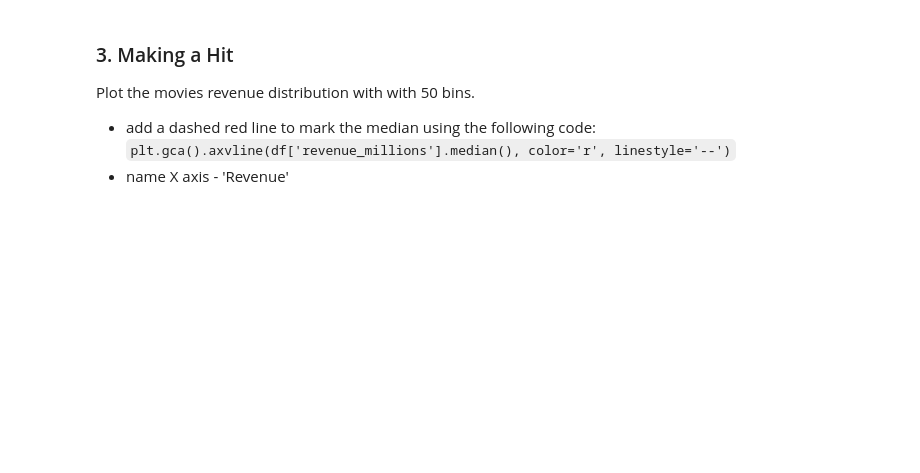
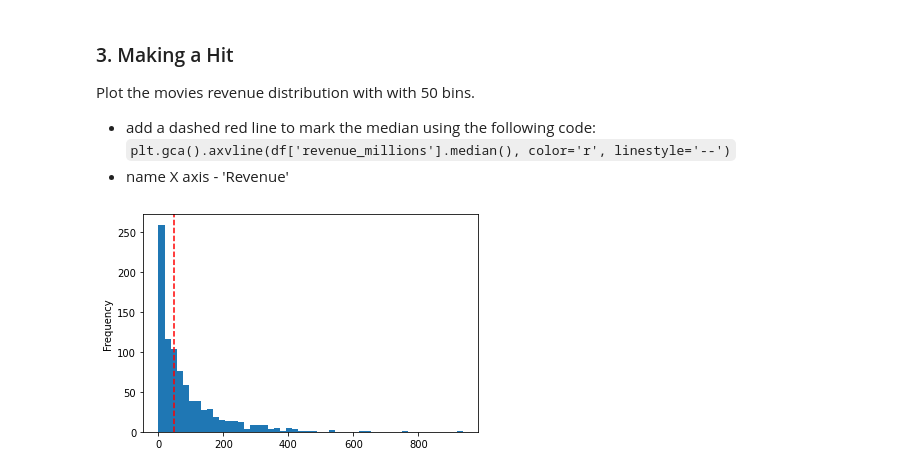
Before and after one commit to TalmSnir/Machine-Learning-University-Course, a Jupyter notebook: HW/HW1/HW1.ipynb, the cells around one changed output. Saved outputs shown, nothing was run; the diff lists cells and outputs as text; code cells hidden in the pictures; blank space fills up the shorter version.

```diff
--- a/HW/HW1/HW1.ipynb
+++ b/HW/HW1/HW1.ipynb
@@ -206,7 +218,8 @@ df.rename(columns={'Runtime (Minutes)':'Runtime_minutes','Revenue (Millions)':'R
 for example :
 column 'Runtime' to 'runtime'
 # %%
-df.columns=[col.lower for col in df]
+
+df.columns=[col.lower() for col in df]
 # %% [markdown]
 ### 1. For the Artistic Value Of It
 Find all movies that were **released between 2012 and 2014**, have a **rating above 7.8**, but made **below the median revenue.**<br>
@@ -223,3 +249,26 @@ Create a new rating feature that takes both the [rating](https://help.imdb.com/a
     <br>a. By using simple Arithmetic Operation.
     <br>b. By using the `apply` function.
 4. Show top 5 movies with highest "mixed_rating" (show all table columns)
+# %%
+def normalize(df,col):
+    return (df[col]-df[col].min())/(df[col].max()-df[col].min())
+def mix_rating(row):
+    return row['rating']*row['metascore']
+
+#Ignore movies with not many raters
+rating_mask=df['votes']<100000
+df.loc[rating_mask,['rating','metascore']]=np.nan
+df.sort_values(by='votes',ascending=False).head(4)
+
+# Normalize each of the rating columns
+df['rating']=normalize(df,'rating')
+df['metascore']=normalize(df,'metascore')
+
+# Create a new feature (new column), called "mixed_rating"
+# Arithmetic Operation
+df['mixed_rating']=df['rating']*df['metascore']
+# using the apply function
+df['mixing_rating']=df.apply(mix_rating,axis=1)
+
+# Show top 5 movies with highest "mixed_rating"
+df.sort_values(by='mixed_rating',ascending=False).head(5)
@@ -229,3 +285,10 @@ Plot the movies revenue distribution with with 50 bins.<br>
 * add a dashed red line to mark the median using the following code:<br>
 `plt.gca().axvline(df['revenue_millions'].median(), color='r', linestyle='--')`<BR>
 * name X axis - 'Revenue'
+# %%
+import matplotlib.pyplot as plt
+df['revenue_in_millions'].plot.hist(x='Revenue',bins=50)
+plt.gca().axvline(df['revenue_in_millions'].median(),color='r',linestyle='--')
+plt.show()
+# %% [output]
+[figure, added]
```
Also changed, not shown: parts of 7 cells of this notebook.
